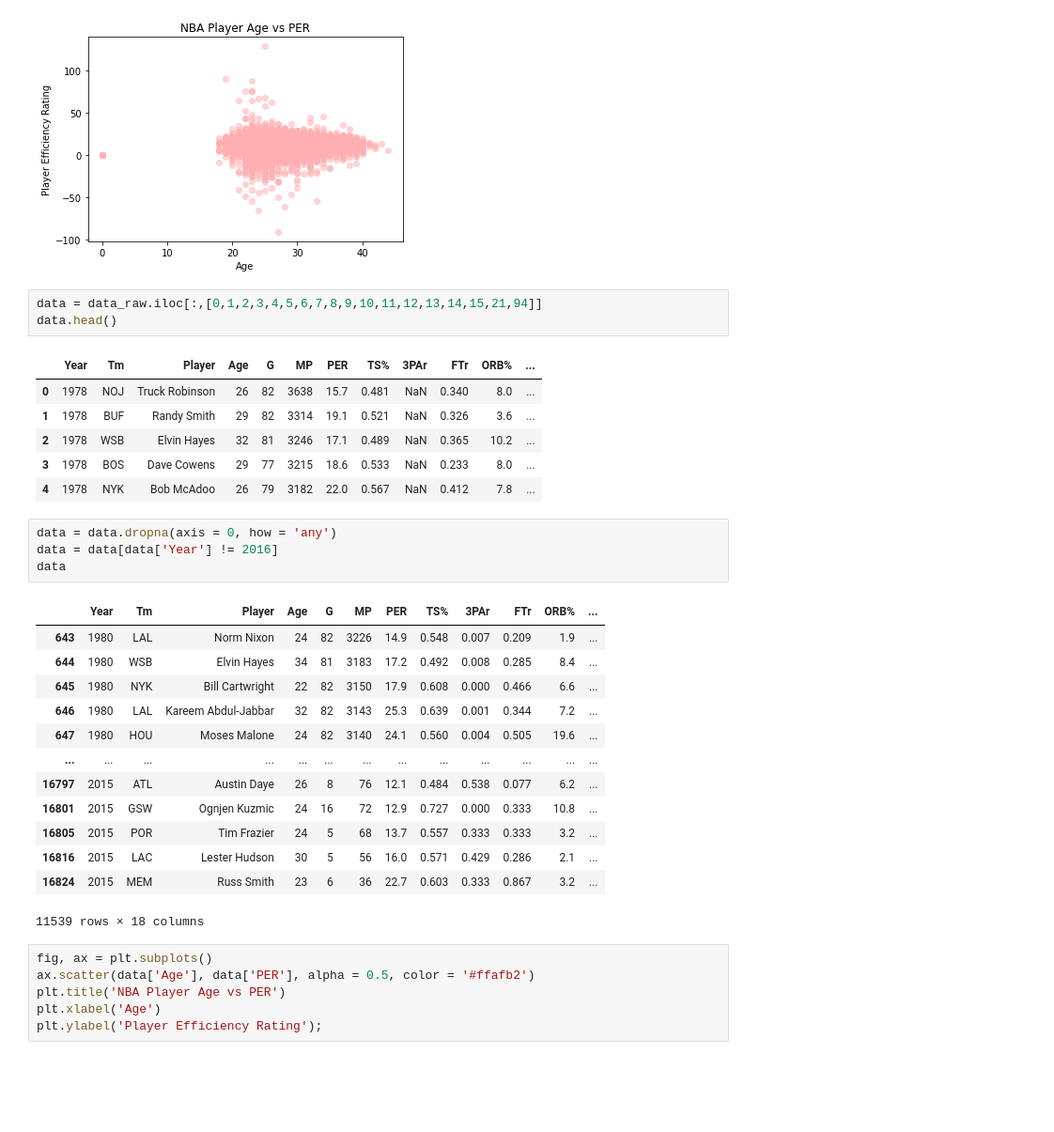
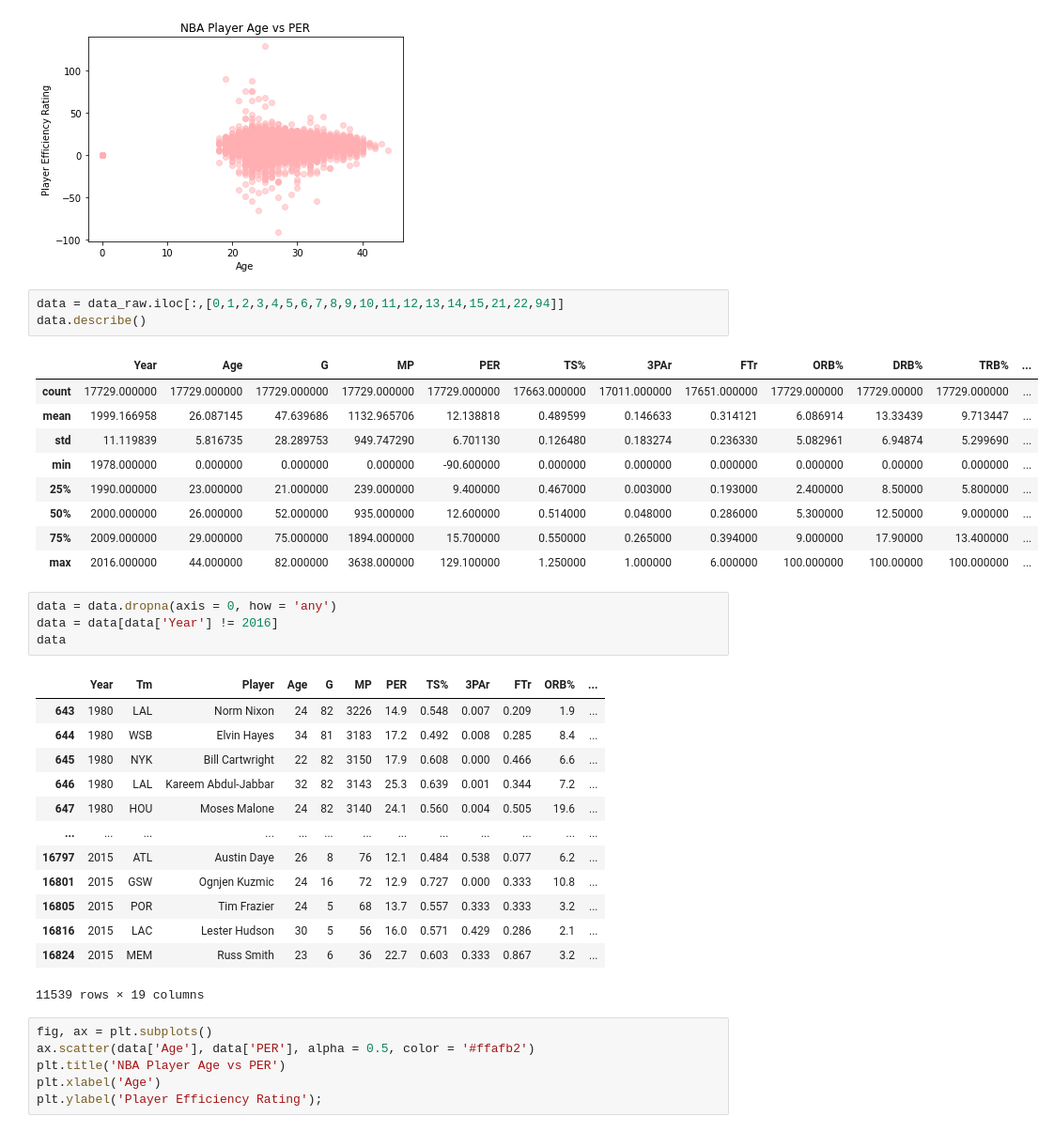
Before and after one commit to jtlaurel/NBA-age-analysis, a Jupyter notebook: data_analysis.ipynb, the cells around one changed output. Shown at 94% size. Drawn from its saved outputs; the diff is of its cells as text; blank space fills up the shorter version.

```diff
--- a/data_analysis.ipynb
+++ b/data_analysis.ipynb
@@ -26,15 +27,18 @@ plt.ylabel('Player Efficiency Rating');
 # %% [output]
 [figure]
 # %%
-data = data_raw.iloc[:,[0,1,2,3,4,5,6,7,8,9,10,11,12,13,14,15,21,94]]
-data.head()
+data = data_raw.iloc[:,[0,1,2,3,4,5,6,7,8,9,10,11,12,13,14,15,21,22,94]]
+data.describe()
 # %% [output]
-|  | Year | Tm | Player | Age | G | MP | PER | TS% | 3PAr | FTr | ORB% | ... |
-| 0 | 1978 | NOJ | Truck Robinson | 26 | 82 | 3638 | 15.7 | 0.481 | NaN | 0.340 | 8.0 | ... |
-| 1 | 1978 | BUF | Randy Smith | 29 | 82 | 3314 | 19.1 | 0.521 | NaN | 0.326 | 3.6 | ... |
-| 2 | 1978 | WSB | Elvin Hayes | 32 | 81 | 3246 | 17.1 | 0.489 | NaN | 0.365 | 10.2 | ... |
-| 3 | 1978 | BOS | Dave Cowens | 29 | 77 | 3215 | 18.6 | 0.533 | NaN | 0.233 | 8.0 | ... |
-| 4 | 1978 | NYK | Bob McAdoo | 26 | 79 | 3182 | 22.0 | 0.567 | NaN | 0.412 | 7.8 | ... |
+|  | Year | Age | G | MP | PER | TS% | 3PAr | FTr | ORB% | DRB% | TRB% | ... |
+| count | 17729.000000 | 17729.000000 | 17729.000000 | 17729.000000 | 17729.000000 | 17663.000000 | 17011.000000 | 17651.000000 | 17729.000000 | 17729.00000 | 17729.000000 | ... |
+| mean | 1999.166958 | 26.087145 | 47.639686 | 1132.965706 | 12.138818 | 0.489599 | 0.146633 | 0.314121 | 6.086914 | 13.33439 | 9.713447 | ... |
+| std | 11.119839 | 5.816735 | 28.289753 | 949.747290 | 6.701130 | 0.126480 | 0.183274 | 0.236330 | 5.082961 | 6.94874 | 5.299690 | ... |
+| min | 1978.000000 | 0.000000 | 0.000000 | 0.000000 | -90.600000 | 0.000000 | 0.000000 | 0.000000 | 0.000000 | 0.00000 | 0.000000 | ... |
+| 25% | 1990.000000 | 23.000000 | 21.000000 | 239.000000 | 9.400000 | 0.467000 | 0.003000 | 0.193000 | 2.400000 | 8.50000 | 5.800000 | ... |
+| 50% | 2000.000000 | 26.000000 | 52.000000 | 935.000000 | 12.600000 | 0.514000 | 0.048000 | 0.286000 | 5.300000 | 12.50000 | 9.000000 | ... |
+| 75% | 2009.000000 | 29.000000 | 75.000000 | 1894.000000 | 15.700000 | 0.550000 | 0.265000 | 0.394000 | 9.000000 | 17.90000 | 13.400000 | ... |
+| max | 2016.000000 | 44.000000 | 82.000000 | 3638.000000 | 129.100000 | 1.250000 | 1.000000 | 6.000000 | 100.000000 | 100.00000 | 100.000000 | ... |
 # %%
 data = data.dropna(axis = 0, how = 'any')
 data = data[data['Year'] != 2016]
@@ -52,7 +56,7 @@ data
 | 16805 | 2015 | POR | Tim Frazier | 24 | 5 | 68 | 13.7 | 0.557 | 0.333 | 0.333 | 3.2 | ... |
 | 16816 | 2015 | LAC | Lester Hudson | 30 | 5 | 56 | 16.0 | 0.571 | 0.429 | 0.286 | 2.1 | ... |
 | 16824 | 2015 | MEM | Russ Smith | 23 | 6 | 36 | 22.7 | 0.603 | 0.333 | 0.867 | 3.2 | ... |
-11539 rows × 18 columns
+11539 rows × 19 columns
 # %%
 fig, ax = plt.subplots()
 ax.scatter(data['Age'], data['PER'], alpha = 0.5, color = '#ffafb2')
```
Also changed, not shown: parts of 35 cells of this notebook.
